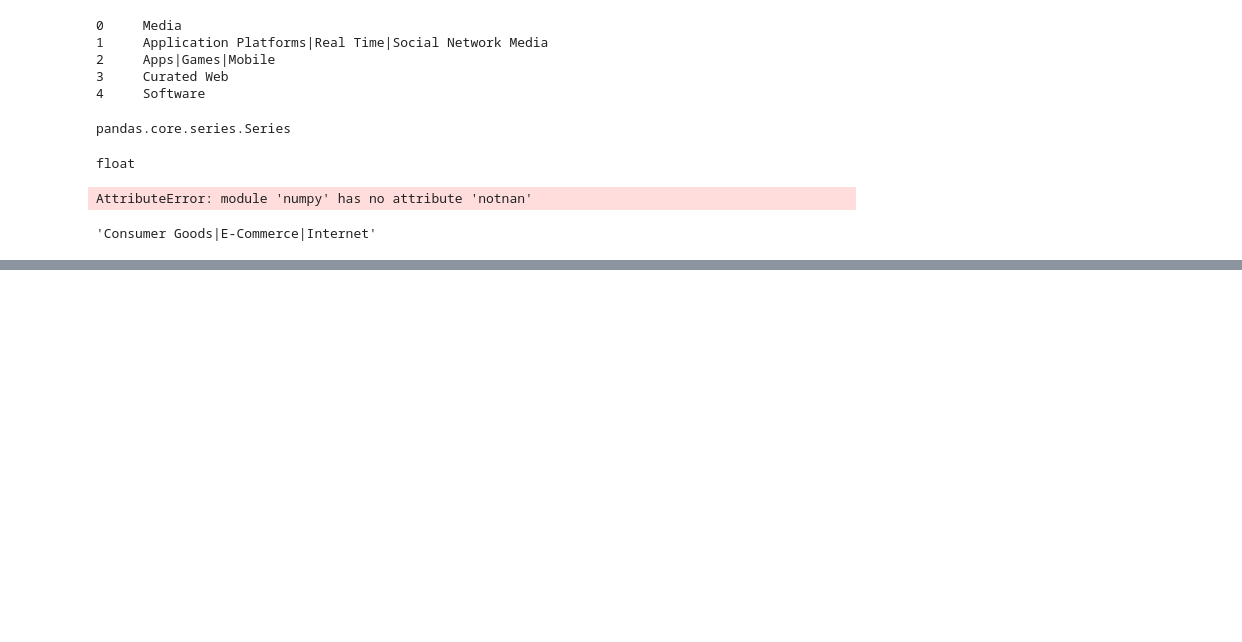
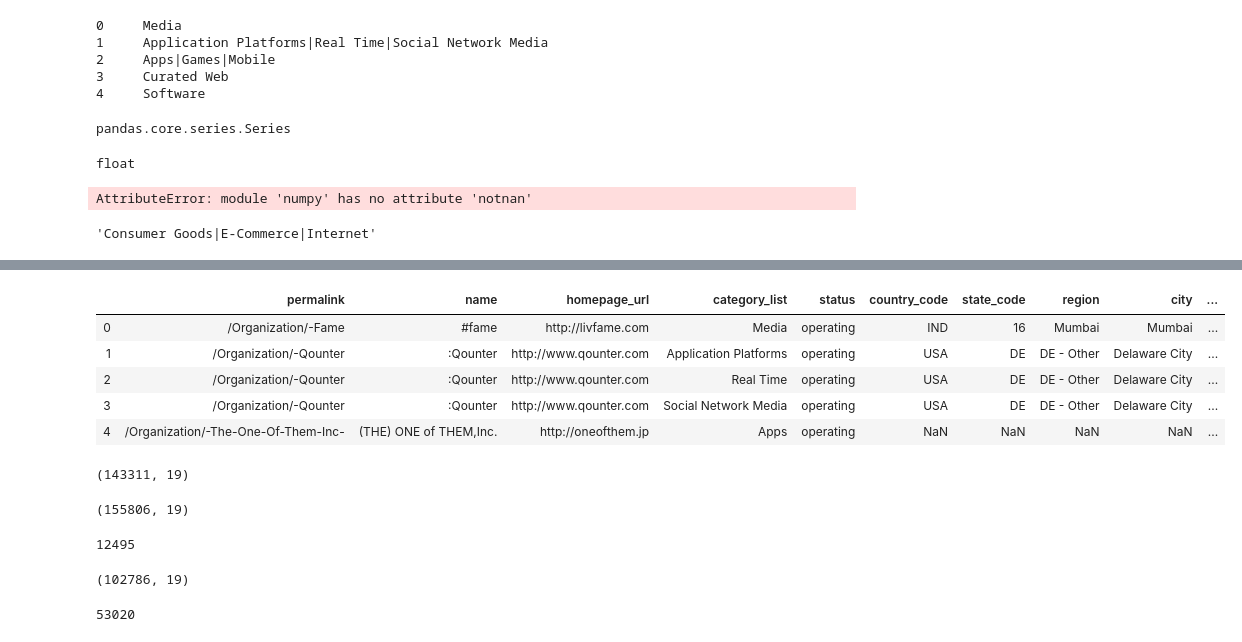
Before and after one commit to Akshaychikara/Company-s-Investment-Strategy---DS-Problem, a Jupyter notebook: Comapny's Investment Strategy.ipynb, the cells around one changed output, grey strips where cells are left out. Cells and saved outputs as stored; diff of their text form; code cells hidden in the pictures; blank space fills up the shorter version.

```diff
--- a/Comapny's Investment Strategy.ipynb
+++ b/Comapny's Investment Strategy.ipynb
@@ -591,0 +669,41 @@ AttributeError: module 'numpy' has no attribute 'notnan'
+# %%
+# Lets join two tables
+company_sector = company_new.merge(mapping, left_on='category_list', right_on='category_list', how='left')
+company_sector.head()
+# %% [output]
+|  | permalink | name | homepage_url | category_list | status | country_code | state_code | region | city | ... |
+| 0 | /Organization/-Fame | #fame | http://livfame.com | Media | operating | IND | 16 | Mumbai | Mumbai | ... |
+| 1 | /Organization/-Qounter | :Qounter | http://www.qounter.com | Application Platforms | operating | USA | DE | DE - Other | Delaware City | ... |
+| 2 | /Organization/-Qounter | :Qounter | http://www.qounter.com | Real Time | operating | USA | DE | DE - Other | Delaware City | ... |
+| 3 | /Organization/-Qounter | :Qounter | http://www.qounter.com | Social Network Media | operating | USA | DE | DE - Other | Delaware City | ... |
+| 4 | /Organization/-The-One-Of-Them-Inc- | (THE) ONE of THEM,Inc. | http://oneofthem.jp | Apps | operating | NaN | NaN | NaN | NaN | ... |
+# %%
+d=company_sector.dropna(how='any', subset=['Automotive & Sports', 'Blanks',
+       'Cleantech / Semiconductors', 'Entertainment', 'Health',
+       'Manufacturing', 'News, Search and Messaging', 'Others',
+       'Social, Finance, Analytics, Advertising'])
+d.shape
+# %% [output]
+(143311, 19)
+# %%
+company_sector.shape
+# %% [output]
+(155806, 19)
+# %%
+# so there are (155806 - 143311) = 12495 rows those are not mapped
+(155806 - 143311)
+
+# can we sacrifice them ?
+# %% [output]
+12495
+# %%
+# lets check how many rows we need to sacrifice if we want to remove all nan
+d=company_sector.dropna(how='any')
+d.shape
+# %% [output]
+(102786, 19)
+# %%
+(155806 - 102786)
+# still we have good amount of data, but we loose 53020 rows here
+# %% [output]
+53020
```
Also changed, not shown: parts of 15 cells of this notebook.
